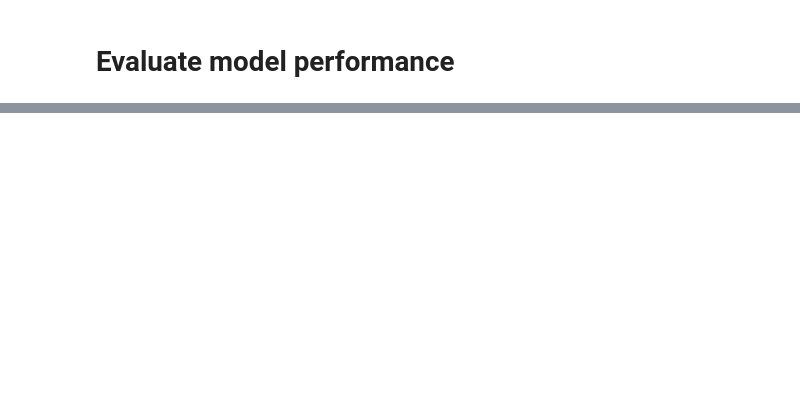
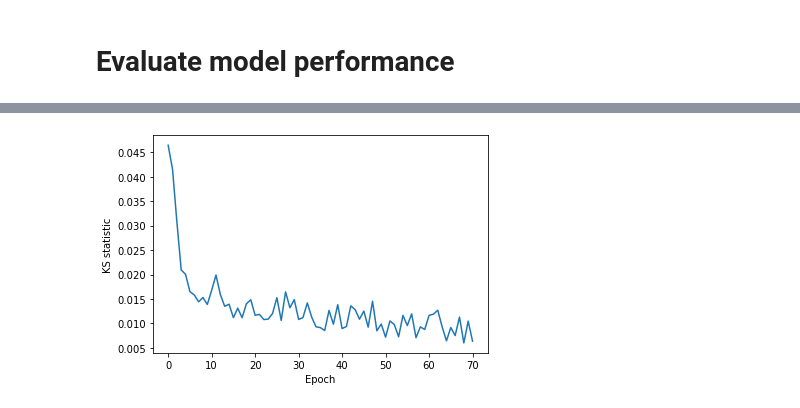
Before and after one commit to jekabsGritans/gaf-gan, a Jupyter notebook: evaluate.ipynb, the cells around one changed output, grey strips where cells are left out. Drawn from its saved outputs; the diff is of its cells as text; code cells hidden in the pictures; blank space fills up the shorter version.

Commit message:
run experiment

```diff
--- a/evaluate.ipynb
+++ b/evaluate.ipynb
@@ -6,22 +6,21 @@ import pandas as pd
 prices = pd.read_csv('data/eurusd_minute.csv')['BidClose'].values
 # %%
 # Sample standardized data interval values
-from pyexpat import model
 from dataset import EncodedForexData
 import numpy as np
 from tqdm import tqdm
 
 from encoders import SimpleRasterizeEncoder, GasfEncoder, RGGafEncoder
 
-ENCODER = 'simple'
+ENCODER = 'rel_simple'
 
 params = {
-    'simple': {'encoder':SimpleRasterizeEncoder(), 'channels':1, 'relative':True},
+    'simple': {'encoder':SimpleRasterizeEncoder(), 'channels':1, 'relative':False},
+    'rel_simple': {'encoder':SimpleRasterizeEncoder(), 'channels':1, 'relative':True},
     'gasf': {'encoder':GasfEncoder(), 'channels':1, 'relative':False},
-    'rggaf': {'encoder':RGGafEncoder(), 'channels':2, 'relative':True},
 }[ENCODER]
 
-dataset = EncodedForexData(prices, 64, encoder=params['encoder'], relative=params['relative'])
+dataset = EncodedForexData(prices, 64, encoder=['encoder'], relative=params['relative'])
 encoder = params['encoder']
 
 
@@ -72,20 +71,24 @@ def evaluate(model, decoder, n):
     #     plt.plot(np.cumsum(sample))
     #     plt.show()
 
-    fig, (ax1, ax2) = plt.subplots(1, 2, figsize=(12,4))
-    plot_cdf(data, ax=ax1, label='Real')
-    plot_cdf(model_data, ax=ax1, label='Generated')
-    ax1.legend()
+    # fig, (ax1, ax2) = plt.subplots(1, 2, figsize=(12,4))
+    # plot_cdf(data, ax=ax1, label='Real')
+    # plot_cdf(model_data, ax=ax1, label='Generated')
+    # ax1.legend()
 
-    ax2.hist(data, bins=100, density=True, label='Real', alpha=0.5)
-    ax2.hist(model_data, bins=100, density=True, label='Generated', alpha=0.5)
-    ax2.legend()
-    plt.show()
-    print('KS test:', kstest(data, model_data))
+    # ax2.hist(data, bins=100, density=True, label='Real', alpha=0.5)
+    # ax2.hist(model_data, bins=100, density=True, label='Generated', alpha=0.5)
+    # ax2.legend()
+    # plt.show()
+    ks = kstest(data, model_data)
+    print('KS test:', ks)
+    return ks
 # %%
-dicts = [f'experiments/simple1/model/checkpoints/{i}/g.pt' for i in range(7)]
+dicts = [f'experiments/rel_simple2/model/checkpoints/{i}/g.pt' for i in range(71)]
 
+ks_vals = []
 for weights in dicts:
     model.load_state_dict(torch.load(weights))
-    evaluate(model, decode, 1000)
+    ks = evaluate(model, decode, 1000)
+    ks_vals.append(ks)
 # %% [output]
@@ -105,0 +108,8 @@ KS test: KstestResult(statistic=0.006403974702565374, pvalue=0.01114992697203744
+# %%
+vals = np.array([ks.statistic for ks in ks_vals])
+plt.plot(vals)
+plt.xlabel('Epoch')
+plt.ylabel('KS statistic')
+np.save('experiment_results/ks_relsimple.npy', vals)
+# %% [output]
+[figure, added]
```
Also changed, not shown: parts of 1 cell of this notebook, 4 other files.
